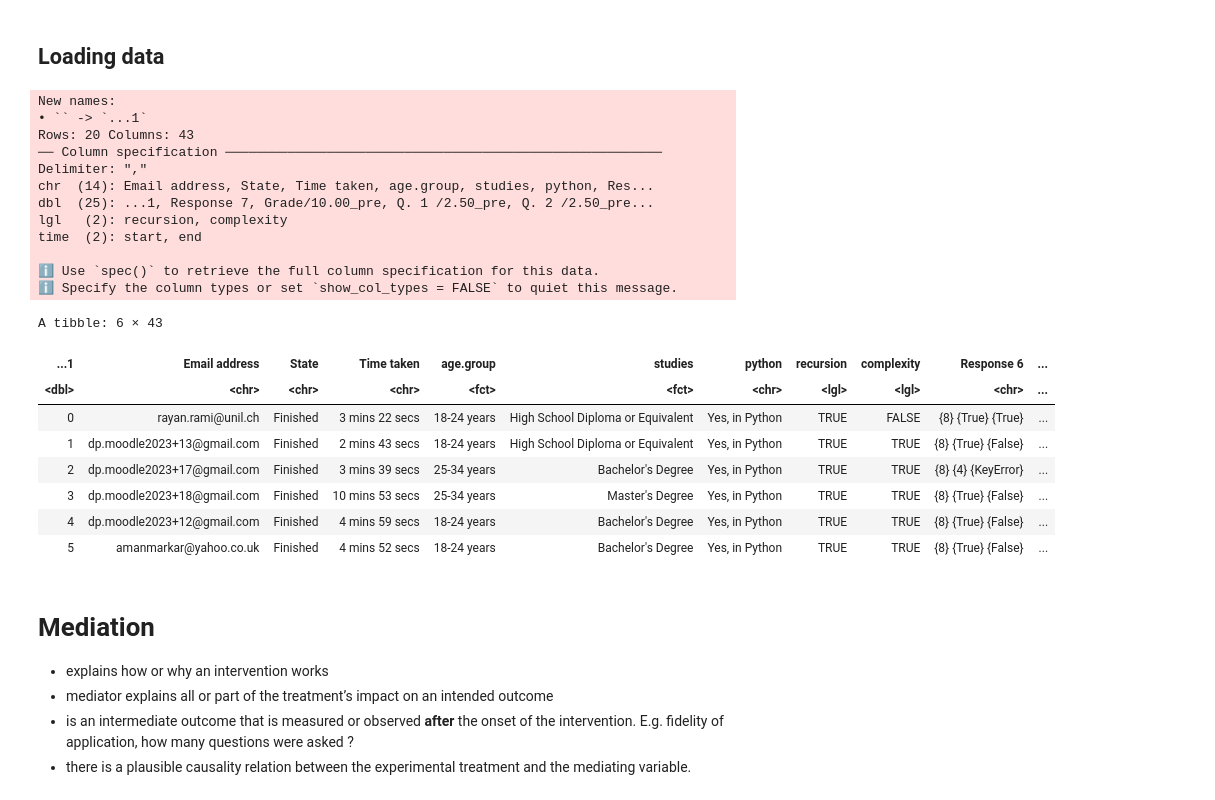
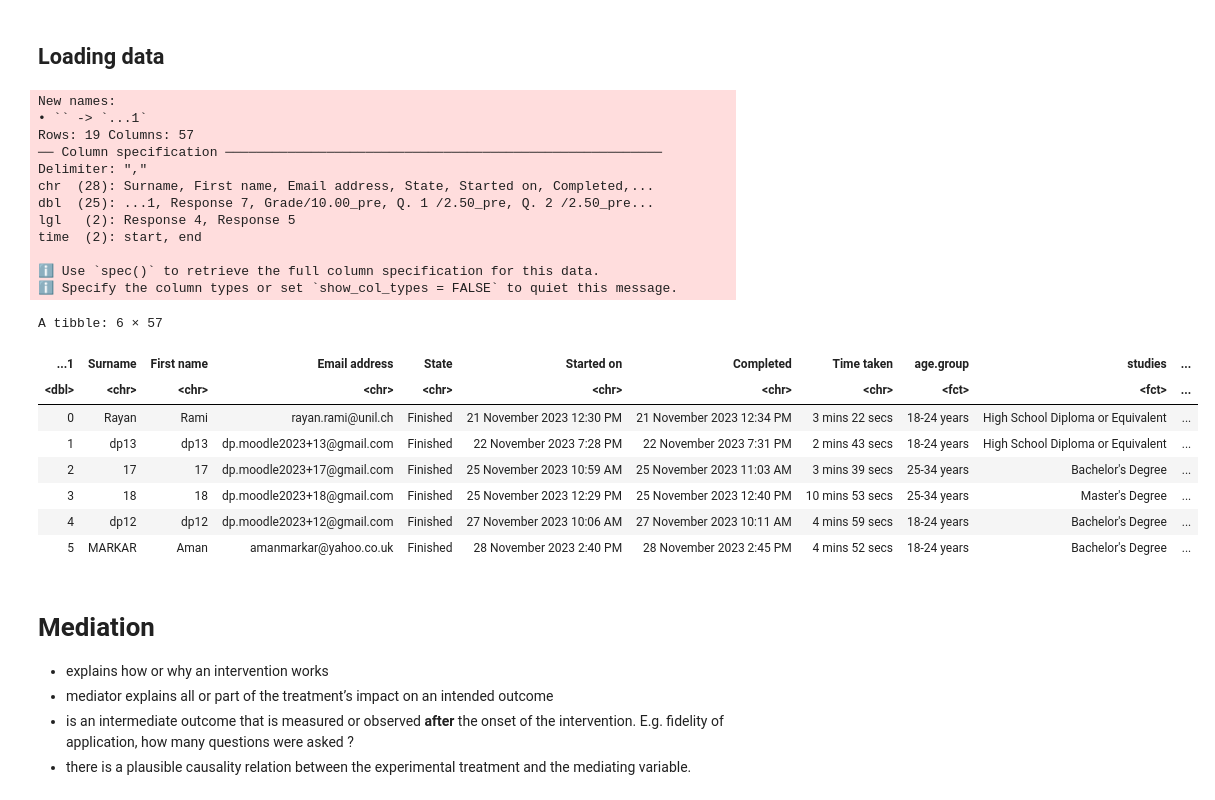
Before and after one commit to julijul-3/DigitalEducation, a Jupyter notebook: R/anova-mediation-2.ipynb, the cells around one changed output. Drawn from its saved outputs; the diff is of its cells as text; code cells hidden in the pictures.

```diff
--- a/R/anova-mediation-2.ipynb
+++ b/R/anova-mediation-2.ipynb
@@ -97,34 +97,34 @@ library(car) # Gives Anova
 # %%
 library(tidyverse) # Give ggplot, read_delim, tidyr, etc.
 
-df <- read_delim(file="data.csv", delim=",") %>%
+df <- read_delim(file="data_f.csv", delim=",") %>%
   mutate(condition = factor(condition,labels=c("IPS","PSI")),
          age.group = factor(age.group),
          studies = factor(studies))
 
 head(df)
 # %% [output]
 New names:
 • `` -> `...1`
-Rows: 20 Columns: 43
+Rows: 19 Columns: 57
 ── Column specification ────────────────────────────────────────────────────────
 Delimiter: ","
-chr  (14): Email address, State, Time taken, age.group, studies, python, Res...
+chr  (28): Surname, First name, Email address, State, Started on, Completed,...
 dbl  (25): ...1, Response 7, Grade/10.00_pre, Q. 1 /2.50_pre, Q. 2 /2.50_pre...
-lgl   (2): recursion, complexity
+lgl   (2): Response 4, Response 5
 time  (2): start, end
 
 ℹ Use `spec()` to retrieve the full column specification for this data.
 ℹ Specify the column types or set `show_col_types = FALSE` to quiet this message.
-A tibble: 6 × 43
+A tibble: 6 × 57
-| ...1 | Email address | State | Time taken | age.group | studies | python | recursion | complexity | Response 6 | ... |
-| <dbl> | <chr> | <chr> | <chr> | <fct> | <fct> | <chr> | <lgl> | <lgl> | <chr> | ... |
-| 0 | rayan.rami@unil.ch | Finished | 3 mins 22 secs | 18-24 years | High School Diploma or Equivalent | Yes, in Python | TRUE | FALSE | {8} {True} {True} | ... |
-| 1 | dp.moodle2023+13@gmail.com | Finished | 2 mins 43 secs | 18-24 years | High School Diploma or Equivalent | Yes, in Python | TRUE | TRUE | {8} {True} {False} | ... |
-| 2 | dp.moodle2023+17@gmail.com | Finished | 3 mins 39 secs | 25-34 years | Bachelor's Degree | Yes, in Python | TRUE | TRUE | {8} {4} {KeyError} | ... |
-| 3 | dp.moodle2023+18@gmail.com | Finished | 10 mins 53 secs | 25-34 years | Master's Degree | Yes, in Python | TRUE | TRUE | {8} {True} {False} | ... |
-| 4 | dp.moodle2023+12@gmail.com | Finished | 4 mins 59 secs | 18-24 years | Bachelor's Degree | Yes, in Python | TRUE | TRUE | {8} {True} {False} | ... |
-| 5 | amanmarkar@yahoo.co.uk | Finished | 4 mins 52 secs | 18-24 years | Bachelor's Degree | Yes, in Python | TRUE | TRUE | {8} {True} {False} | ... |
+| ...1 | Surname | First name | Email address | State | Started on | Completed | Time taken | age.group | studies | ... |
+| <dbl> | <chr> | <chr> | <chr> | <chr> | <chr> | <chr> | <chr> | <fct> | <fct> | ... |
+| 0 | Rayan | Rami | rayan.rami@unil.ch | Finished | 21 November 2023 12:30 PM | 21 November 2023 12:34 PM | 3 mins 22 secs | 18-24 years | High School Diploma or Equivalent | ... |
+| 1 | dp13 | dp13 | dp.moodle2023+13@gmail.com | Finished | 22 November 2023 7:28 PM | 22 November 2023 7:31 PM | 2 mins 43 secs | 18-24 years | High School Diploma or Equivalent | ... |
+| 2 | 17 | 17 | dp.moodle2023+17@gmail.com | Finished | 25 November 2023 10:59 AM | 25 November 2023 11:03 AM | 3 mins 39 secs | 25-34 years | Bachelor's Degree | ... |
+| 3 | 18 | 18 | dp.moodle2023+18@gmail.com | Finished | 25 November 2023 12:29 PM | 25 November 2023 12:40 PM | 10 mins 53 secs | 25-34 years | Master's Degree | ... |
+| 4 | dp12 | dp12 | dp.moodle2023+12@gmail.com | Finished | 27 November 2023 10:06 AM | 27 November 2023 10:11 AM | 4 mins 59 secs | 18-24 years | Bachelor's Degree | ... |
+| 5 | MARKAR | Aman | amanmarkar@yahoo.co.uk | Finished | 28 November 2023 2:40 PM | 28 November 2023 2:45 PM | 4 mins 52 secs | 18-24 years | Bachelor's Degree | ... |
 # %% [markdown]
 # Mediation
 
```
Also changed, not shown: parts of 25 cells of this notebook.
